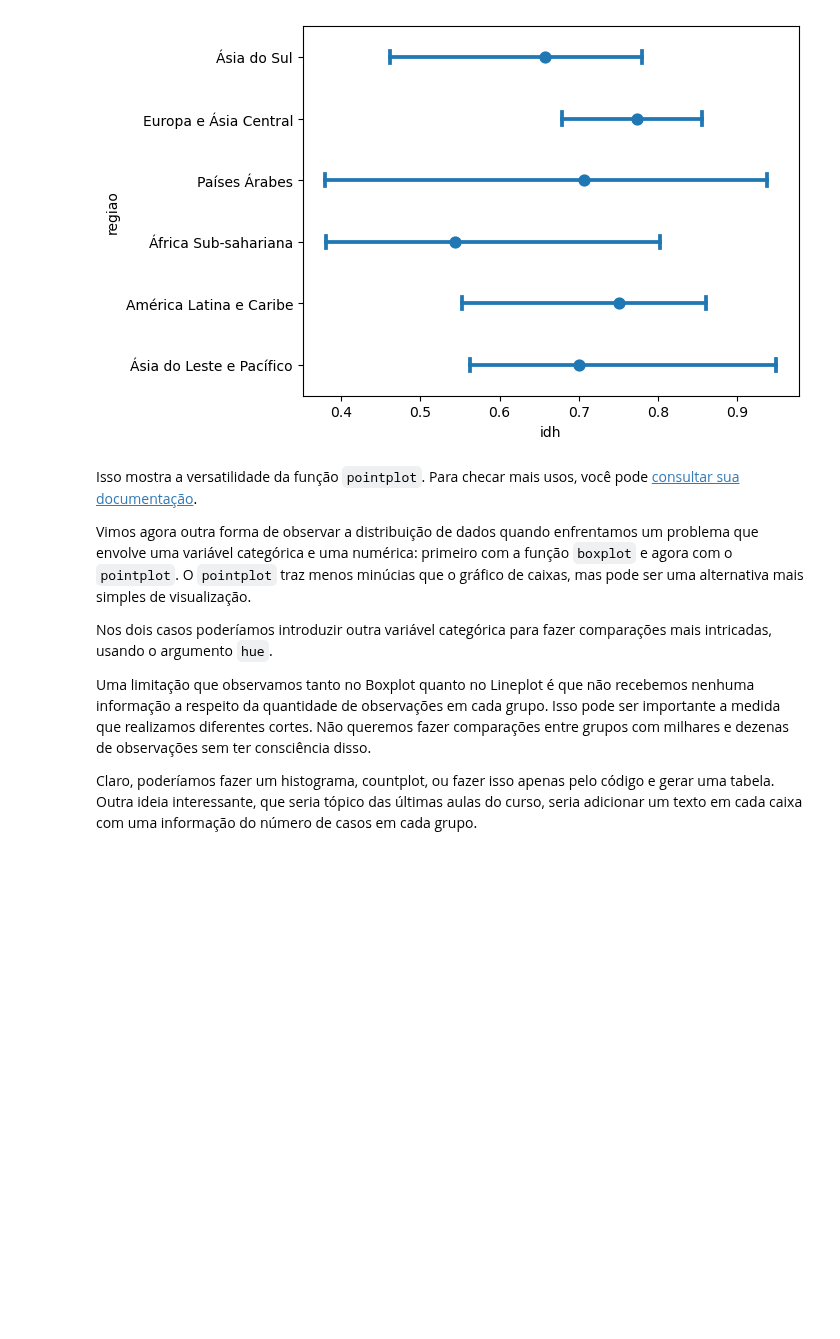
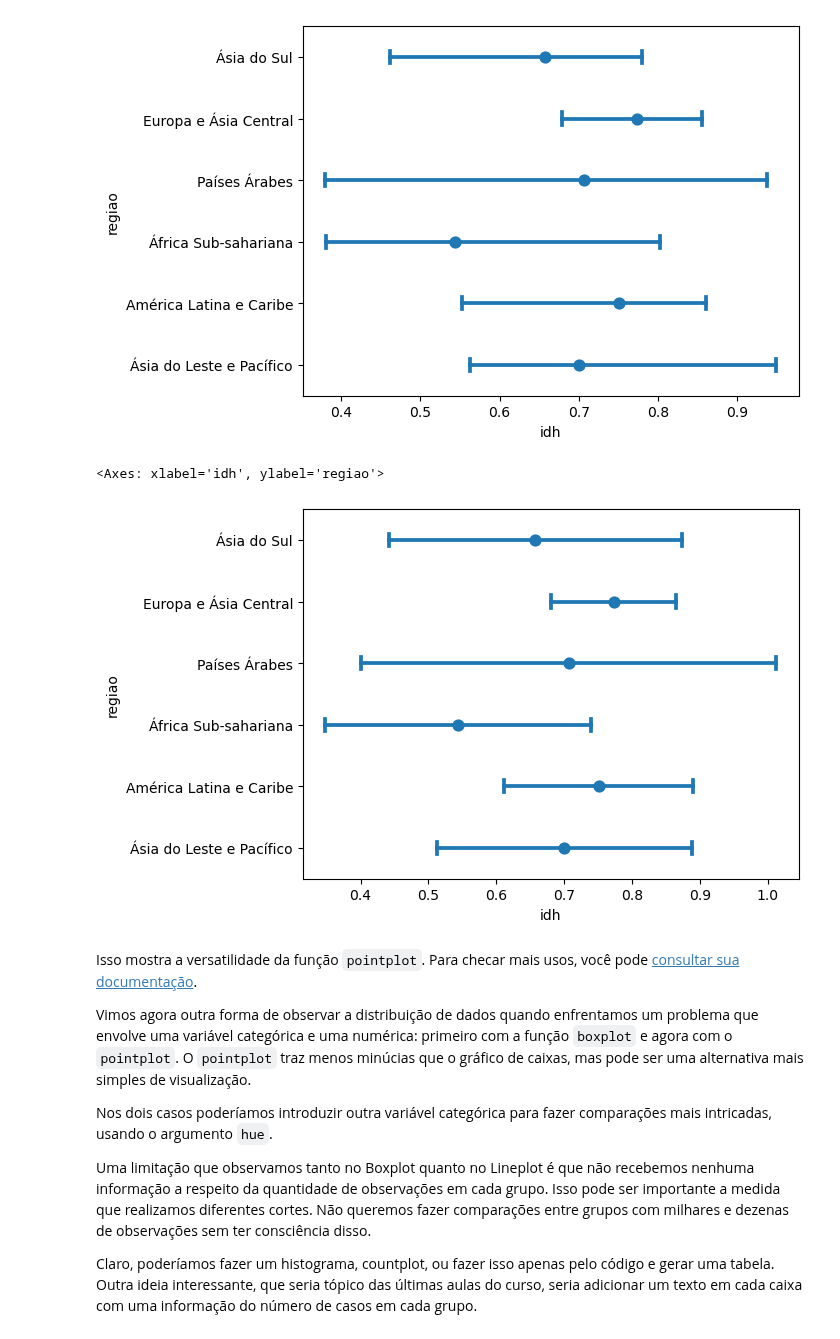
Before and after one commit to lthevenard/curso_prog, a Jupyter notebook: assets/_hidden/apostila_capitulo_6.ipynb, the cells around one changed output. Saved outputs shown, nothing was run; the diff lists cells and outputs as text; code cells hidden in the pictures; blank space fills up the shorter version.

```diff
--- a/assets/_hidden/apostila_capitulo_6.ipynb
+++ b/assets/_hidden/apostila_capitulo_6.ipynb
@@ -136,6 +155,18 @@ sns.pointplot(
 # %% [output]
 <Axes: xlabel='idh', ylabel='regiao'>
 [figure]
+# %%
+sns.pointplot(
+    x="idh",
+    y="regiao",
+    linestyle="",
+    capsize=0.2,
+    errorbar=["sd", 1.96],
+    data=idh_2022
+)
+# %% [output]
+<Axes: xlabel='idh', ylabel='regiao'>
+[figure, added]
 # %% [markdown]
 Isso mostra a versatilidade da função `pointplot`. Para checar mais usos, você pode [consultar sua documentação](https://seaborn.pydata.org/generated/seaborn.pointplot.html).
 
```
Also changed, not shown: parts of 3 cells of this notebook, 1 other file.
